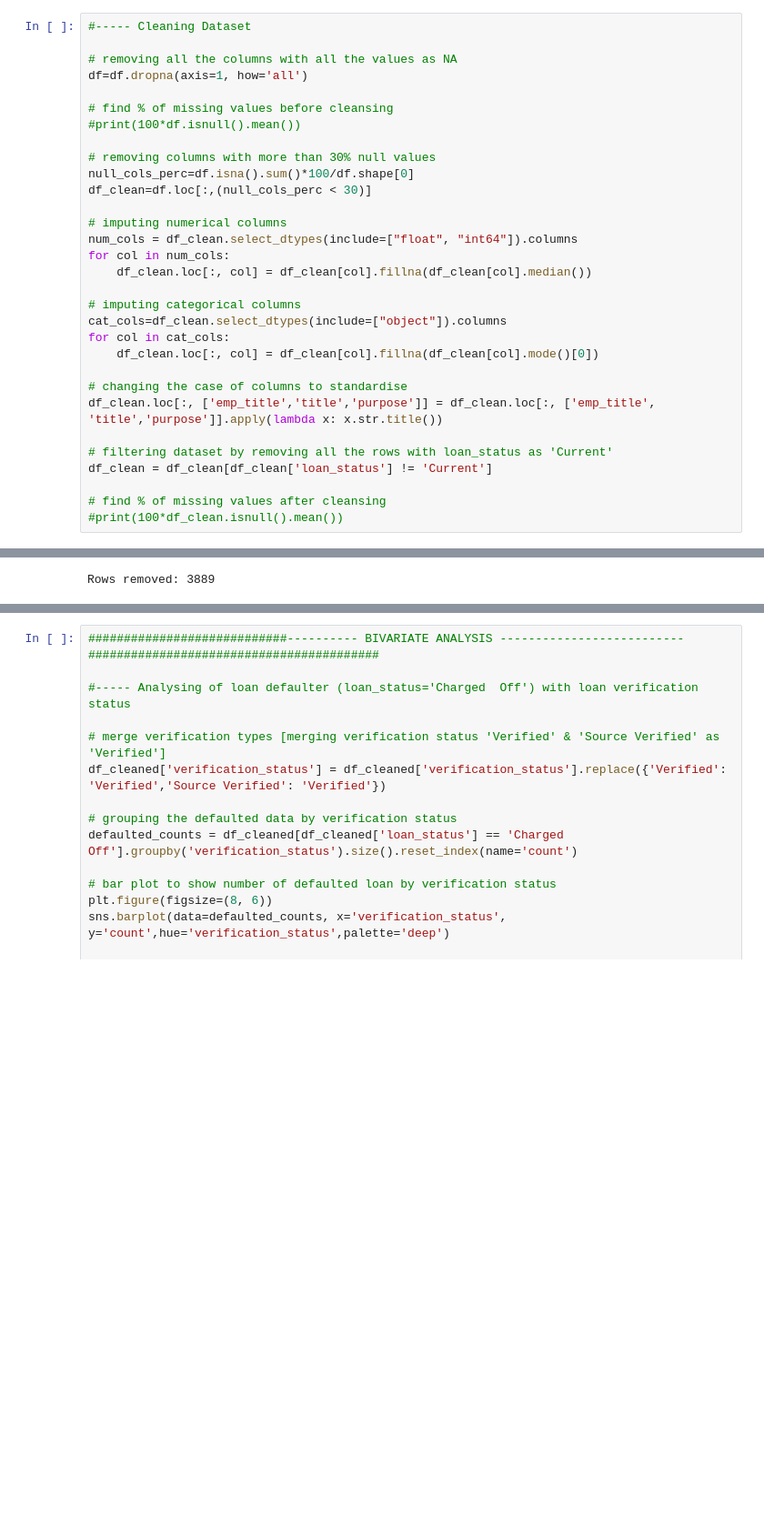
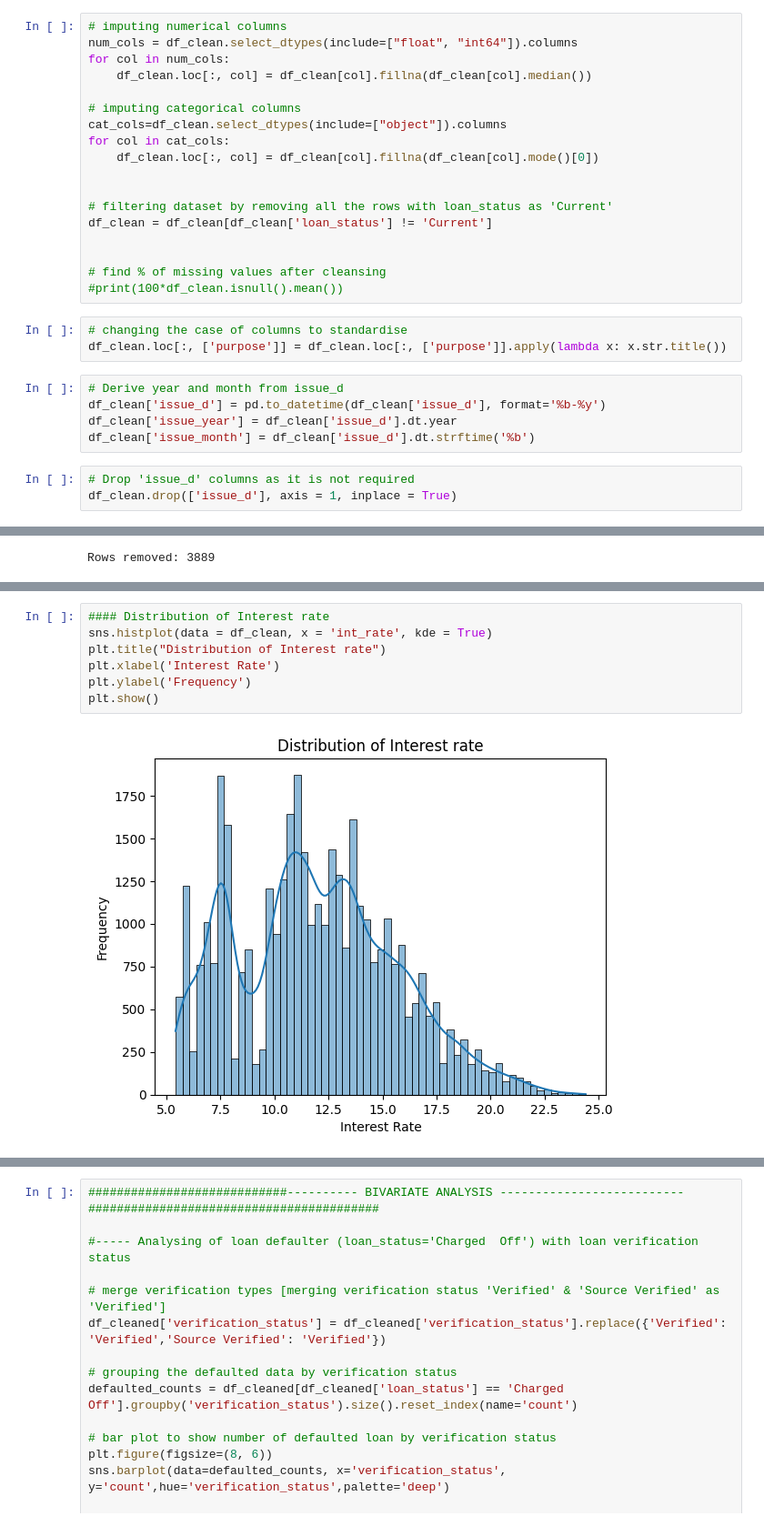
Before and after one commit to sunkarasireesha/LendingClubCaseStudy, a Jupyter notebook: SireeshaSunkara.ipynb, the cells around one changed output, grey strips where cells are left out. Shown at 91% size. Saved outputs shown, nothing was run; the diff lists cells and outputs as text; blank space fills up the shorter version.

```diff
--- a/SireeshaSunkara.ipynb
+++ b/SireeshaSunkara.ipynb
@@ -38,16 +212,4 @@ memory usage: 33.6+ MB
 # %%
-#----- Cleaning Dataset
-
-# removing all the columns with all the values as NA
-df=df.dropna(axis=1, how='all')
-
-# find % of missing values before cleansing
-#print(100*df.isnull().mean())
-
-# removing columns with more than 30% null values
-null_cols_perc=df.isna().sum()*100/df.shape[0]
-df_clean=df.loc[:,(null_cols_perc < 30)]
-
 # imputing numerical columns
 num_cols = df_clean.select_dtypes(include=["float", "int64"]).columns
 for col in num_cols:
@@ -58,11 +220,21 @@ cat_cols=df_clean.select_dtypes(include=["object"]).columns
 for col in cat_cols:
     df_clean.loc[:, col] = df_clean[col].fillna(df_clean[col].mode()[0])
 
-# changing the case of columns to standardise
-df_clean.loc[:, ['emp_title','title','purpose']] = df_clean.loc[:, ['emp_title', 'title','purpose']].apply(lambda x: x.str.title())
 
 # filtering dataset by removing all the rows with loan_status as 'Current'
 df_clean = df_clean[df_clean['loan_status'] != 'Current']
 
+
 # find % of missing values after cleansing
 #print(100*df_clean.isnull().mean())
+# %%
+# changing the case of columns to standardise
+df_clean.loc[:, ['purpose']] = df_clean.loc[:, ['purpose']].apply(lambda x: x.str.title())
+# %%
+# Derive year and month from issue_d
+df_clean['issue_d'] = pd.to_datetime(df_clean['issue_d'], format='%b-%y')
+df_clean['issue_year'] = df_clean['issue_d'].dt.year
+df_clean['issue_month'] = df_clean['issue_d'].dt.strftime('%b')
+# %%
+# Drop 'issue_d' columns as it is not required
+df_clean.drop(['issue_d'], axis = 1, inplace = True)
@@ -161,0 +355,9 @@ Rows removed: 3889
+# %%
+#### Distribution of Interest rate
+sns.histplot(data = df_clean, x = 'int_rate', kde = True)
+plt.title("Distribution of Interest rate")
+plt.xlabel('Interest Rate')
+plt.ylabel('Frequency')
+plt.show()
+# %% [output]
+[figure, added]
```
Also changed, not shown: parts of 50 cells of this notebook, 1 other file.
